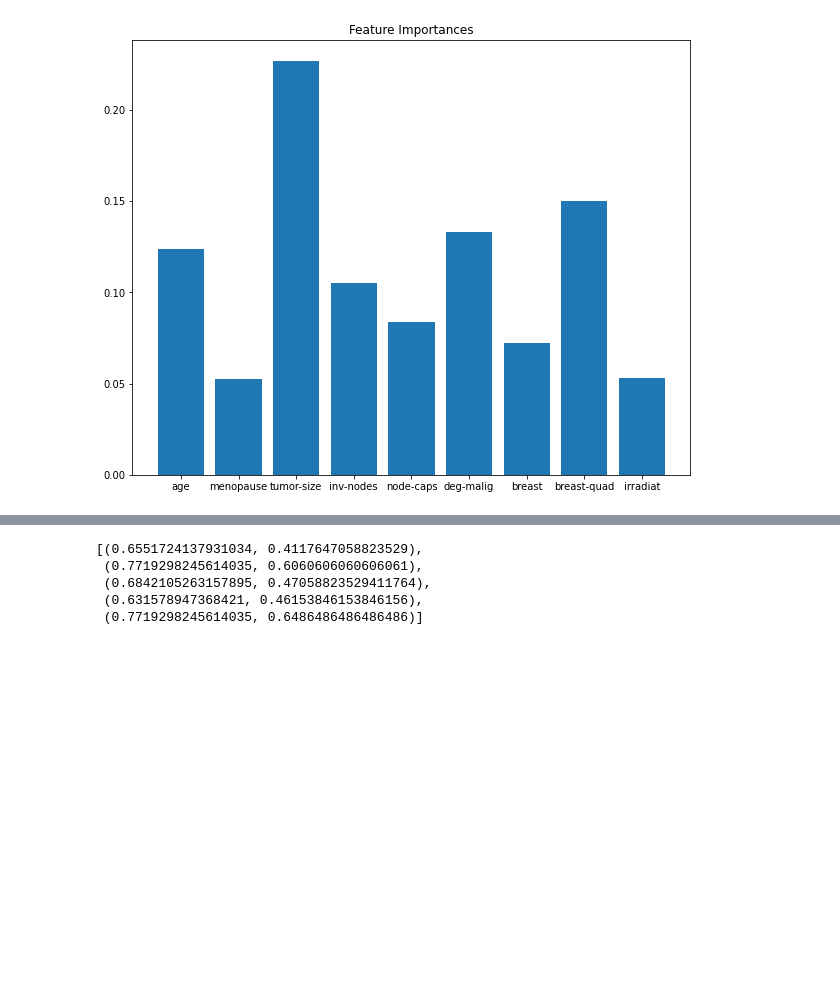
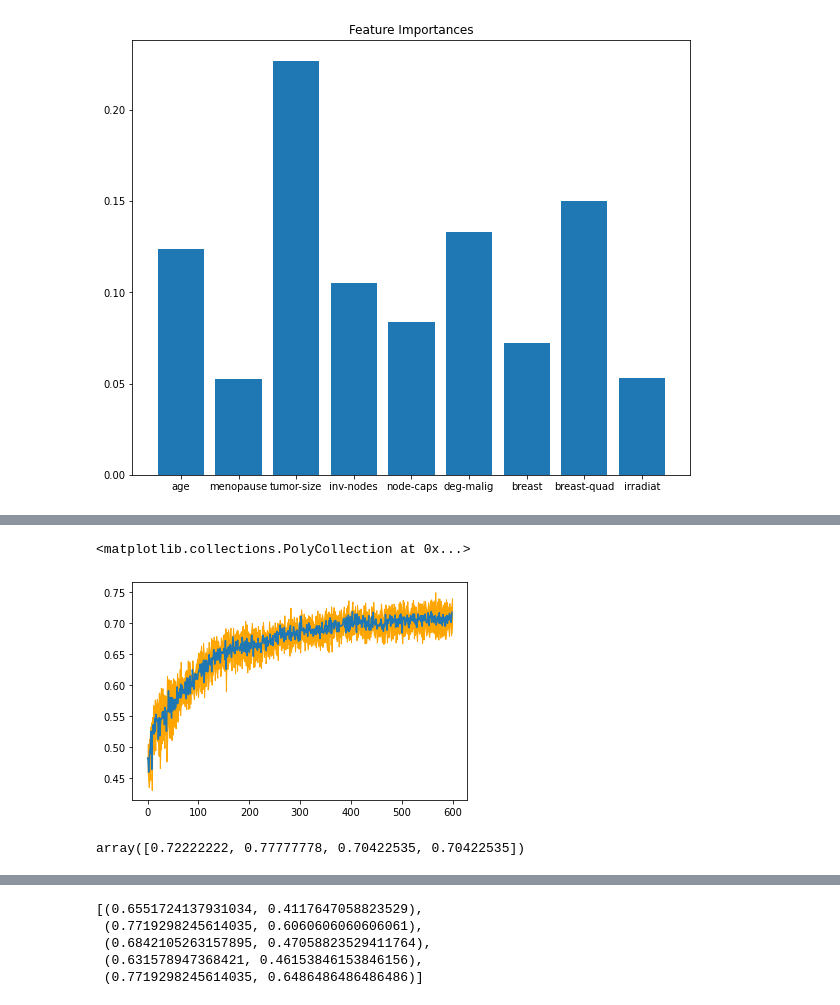
Before and after one commit to Coldog2333/qc_group_project, a Jupyter notebook: self-learn encoder.ipynb, the cells around one changed output, grey strips where cells are left out. Drawn from its saved outputs; the diff is of its cells as text; code cells hidden in the pictures; blank space fills up the shorter version.

```diff
--- a/self-learn encoder.ipynb
+++ b/self-learn encoder.ipynb
@@ -441,0 +574,12 @@ plt.fill_between(np.arange(len(mean_epoch)), mean_epoch - std_epoch, mean_epoch
+# %%
+mean_epoch = result['Training accuracy logs (mean)'][-600:]
+std_epoch = result['Training accuracy logs'].std(0)[-600:]
+plt.plot(mean_epoch)
+plt.fill_between(np.arange(len(mean_epoch)), mean_epoch - std_epoch, mean_epoch + std_epoch,color='orange')
+# %% [output]
+<matplotlib.collections.PolyCollection at 0x...>
+[figure, added]
+# %%
+result['Validation accuracy logs'].max(1)
+# %% [output]
+array([0.72222222, 0.77777778, 0.70422535, 0.70422535])
```
Also changed, not shown: parts of 36 cells of this notebook.
